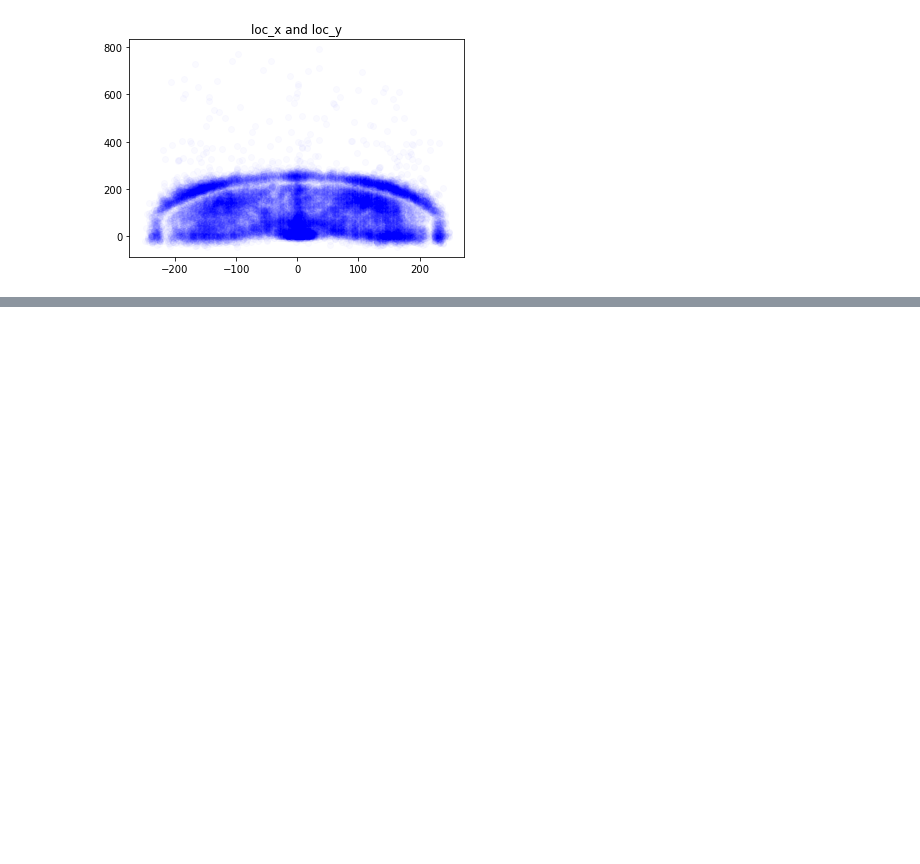
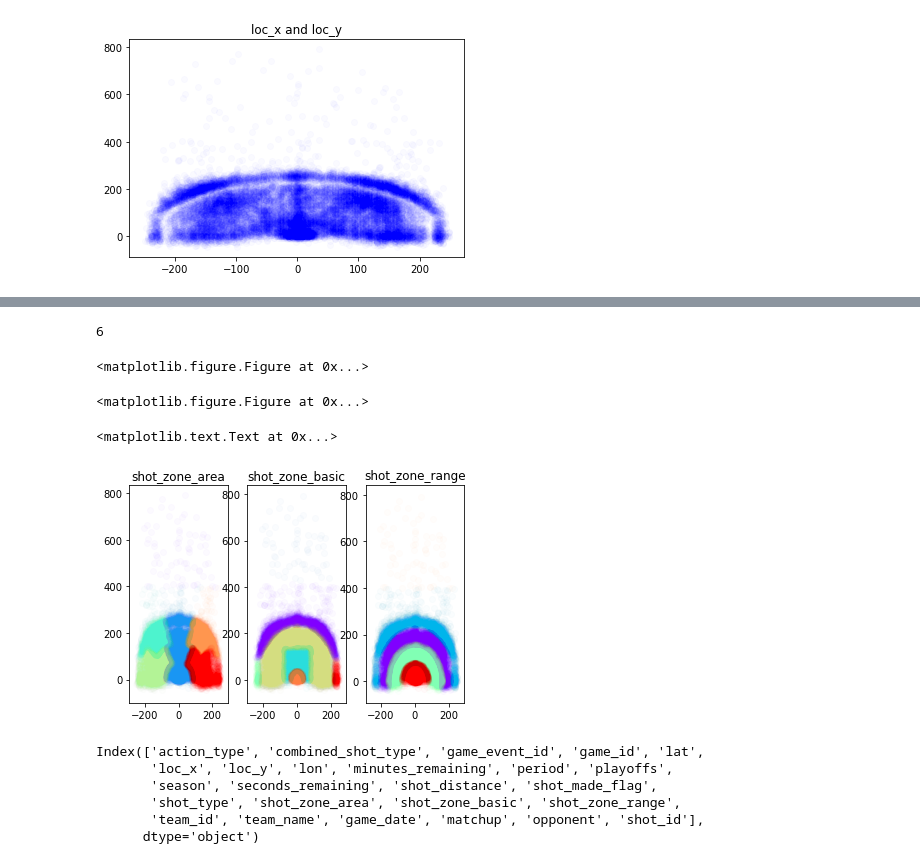
Before and after one commit to lixixi89055465/py_stu, a Jupyter notebook: tangyudi/科比数据集分析/stu_1.ipynb, the cells around one changed output, grey strips where cells are left out. Saved outputs shown, nothing was run; the diff lists cells and outputs as text; code cells hidden in the pictures; blank space fills up the shorter version.

```diff
--- a/tangyudi/科比数据集分析/stu_1.ipynb
+++ b/tangyudi/科比数据集分析/stu_1.ipynb
@@ -84,0 +229,44 @@ plt.title("lat and lon ")
+# %%
+gs=kobe.groupby("shot_zone_area")
+# %%
+len(gs)
+# %% [output]
+6
+# %%
+import matplotlib.cm as cm
+plt.figure(figsize=(30,20))
+# %% [output]
+<matplotlib.figure.Figure at 0x...>
+<matplotlib.figure.Figure at 0x...>
+# %%
+def scatter_plot_by_category(feat):
+    alpha=0.02
+    gs=kobe.groupby(feat)
+    cs=cm.rainbow(np.linspace(0,1,len(gs)))
+    for g,c in zip(gs,cs):
+        plt.scatter(g[1].loc_x,g[1].loc_y,color=c,alpha=alpha)
+# %%
+#shot_zone_area
+plt.subplot(131)
+scatter_plot_by_category('shot_zone_area')
+plt.title('shot_zone_area')
+# shot_zone_basic
+plt.subplot(132)
+scatter_plot_by_category("shot_zone_basic")
+plt.title("shot_zone_basic")
+# shot_zone_range
+plt.subplot(133)
+scatter_plot_by_category("shot_zone_range")
+plt.title("shot_zone_range")
+# %% [output]
+<matplotlib.text.Text at 0x...>
+[figure, added]
+# %%
+kobe.columns
+# %% [output]
+Index(['action_type', 'combined_shot_type', 'game_event_id', 'game_id', 'lat',
+       'loc_x', 'loc_y', 'lon', 'minutes_remaining', 'period', 'playoffs',
+       'season', 'seconds_remaining', 'shot_distance', 'shot_made_flag',
+       'shot_type', 'shot_zone_area', 'shot_zone_basic', 'shot_zone_range',
+       'team_id', 'team_name', 'game_date', 'matchup', 'opponent', 'shot_id'],
+      dtype='object')
```
Also changed, not shown: parts of 29 cells of this notebook.
